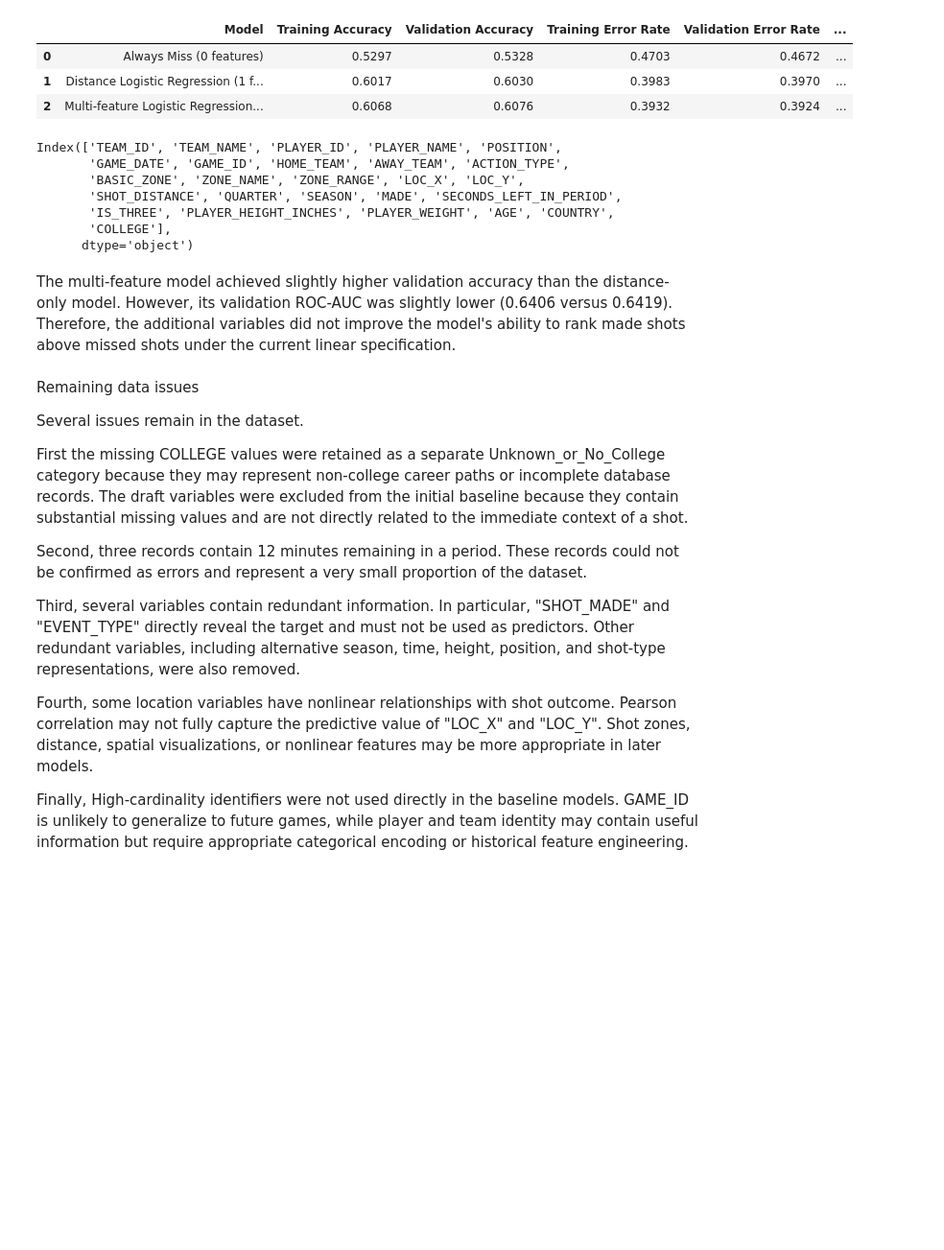
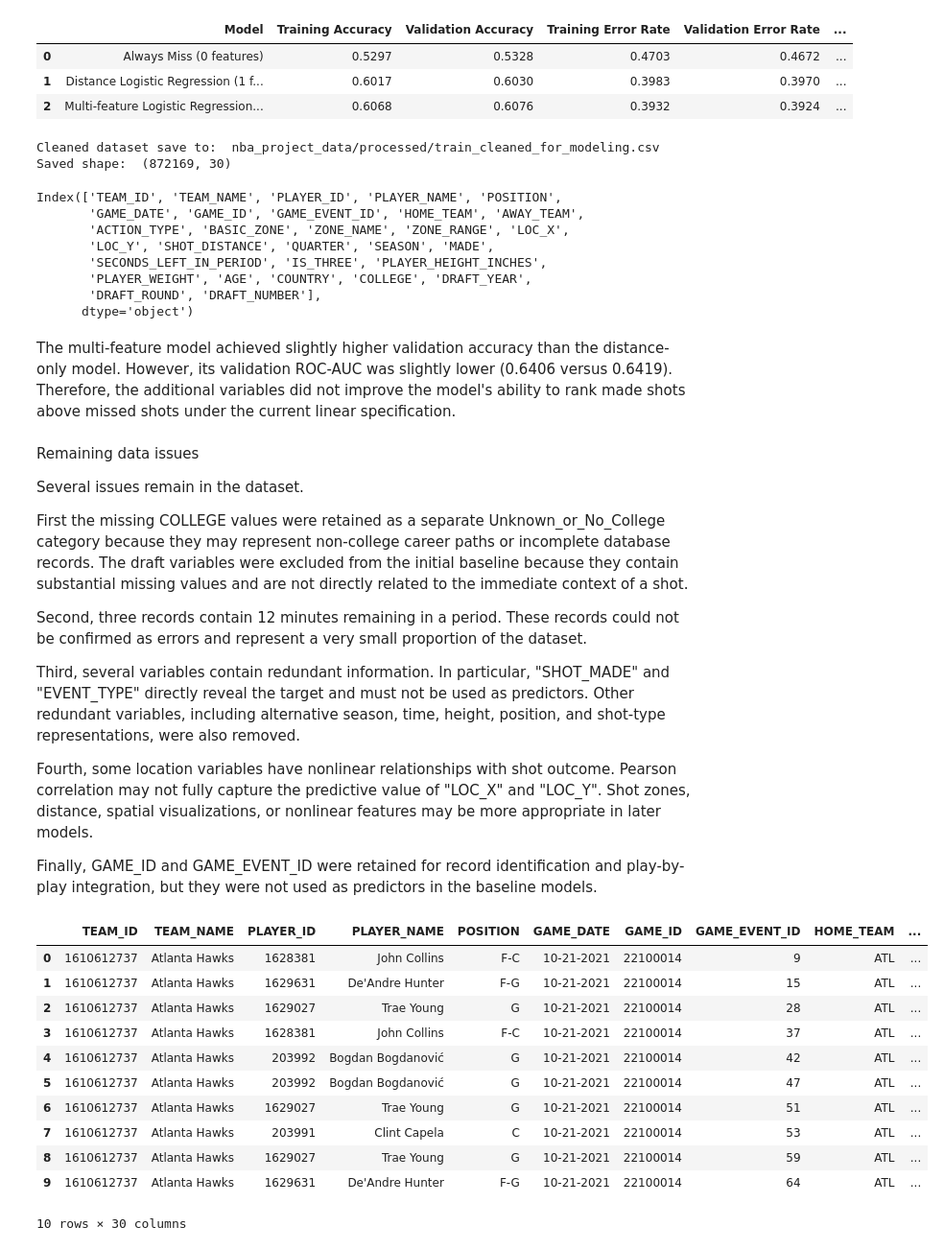
Before and after one commit to jamesyu30/nba-shot-prediction, a Jupyter notebook: week1_2_all_value_ruifeng.ipynb, the cells around one changed output. Shown at 96% size. Saved outputs shown, nothing was run; the diff lists cells and outputs as text; code cells hidden in the pictures; blank space fills up the shorter version.

Commit message:
Keep GAME_EVENT_ID and update Ruifeng EDA

```diff
--- a/all_value_ruifeng.ipynb
+++ b/week1_2_all_value_ruifeng.ipynb
@@ -227,7 +228,3 @@ Name: count, dtype: int64
 Most missing draft values occurs together, which may indicate undrafted players or absent draft records. However, 3704 shot records have only partially missing draft information, showing that some biographical records are incomplete. These variable will not be used in the initial baseline models.
 
 Draft variables were excluded from the initial baseline models because they describe players' entry into the NBA rather than the immediate context of a shot, and they also contain substantial missing values. They may be reconsidered in later feature-engineering experiments.
-# %%
-draft_columns = (["DRAFT_YEAR", "DRAFT_ROUND", "DRAFT_NUMBER"])
-new_train = new_train.drop(columns = draft_columns, errors='ignore')
-new_train.columns
@@ -658,19 +650,22 @@ model_comparison.round(4)
 | 1 | Distance Logistic Regression (1 f... | 0.6017 | 0.6030 | 0.3983 | 0.3970 | ... |
 | 2 | Multi-feature Logistic Regression... | 0.6068 | 0.6076 | 0.3932 | 0.3924 | ... |
 # %%
-# output_path = "nba_project_data/processed/train_cleaned_for_modeling.csv"
-# new_train.to_csv(output_path, index=False)
-# print("Cleaned dataset save to: ", output_path)
-# print("Saved shape: ", new_train.shape)
+output_path = "nba_project_data/processed/train_cleaned_for_modeling.csv"
+new_train.to_csv(output_path, index=False)
+print("Cleaned dataset save to: ", output_path)
+print("Saved shape: ", new_train.shape)
 new_train.columns
 # %% [output]
-Index(['TEAM_ID', 'TEAM_NAME', 'PLAYER_ID', 'PLAYER_NAME', 'POSITION',
-       'GAME_DATE', 'GAME_ID', 'HOME_TEAM', 'AWAY_TEAM', 'ACTION_TYPE',
-       'BASIC_ZONE', 'ZONE_NAME', 'ZONE_RANGE', 'LOC_X', 'LOC_Y',
-       'SHOT_DISTANCE', 'QUARTER', 'SEASON', 'MADE', 'SECONDS_LEFT_IN_PERIOD',
-       'IS_THREE', 'PLAYER_HEIGHT_INCHES', 'PLAYER_WEIGHT', 'AGE', 'COUNTRY',
-       'COLLEGE'],
-      dtype='object')
+Cleaned dataset save to:  nba_project_data/processed/train_cleaned_for_modeling.csv
+Saved shape:  (872169, 30)
+Index(['TEAM_ID', 'TEAM_NAME', 'PLAYER_ID', 'PLAYER_NAME', 'POSITION',
+       'GAME_DATE', 'GAME_ID', 'GAME_EVENT_ID', 'HOME_TEAM', 'AWAY_TEAM',
+       'ACTION_TYPE', 'BASIC_ZONE', 'ZONE_NAME', 'ZONE_RANGE', 'LOC_X',
+       'LOC_Y', 'SHOT_DISTANCE', 'QUARTER', 'SEASON', 'MADE',
+       'SECONDS_LEFT_IN_PERIOD', 'IS_THREE', 'PLAYER_HEIGHT_INCHES',
+       'PLAYER_WEIGHT', 'AGE', 'COUNTRY', 'COLLEGE', 'DRAFT_YEAR',
+       'DRAFT_ROUND', 'DRAFT_NUMBER'],
+      dtype='object')
 # %% [markdown]
 The multi-feature model achieved slightly higher validation accuracy than the distance-only model. However, its validation ROC-AUC was slightly lower (0.6406 versus 0.6419). Therefore, the additional variables did not improve the model's ability to rank made shots above missed shots under the current linear specification.
 # %% [markdown]
@@ -686,4 +681,19 @@ Third, several variables contain redundant information. In particular, "SHOT_MAD
 
 Fourth, some location variables have nonlinear relationships with shot outcome. Pearson correlation may not fully capture the predictive value of "LOC_X" and "LOC_Y". Shot zones, distance, spatial visualizations, or nonlinear features may be more appropriate in later models.
 
-Finally, High-cardinality identifiers were not used directly in the baseline models. GAME_ID is unlikely to generalize to future games, while player and team identity may contain useful information but require appropriate categorical encoding or historical feature engineering.
+Finally, GAME_ID and GAME_EVENT_ID were retained for record identification and play-by-play integration, but they were not used as predictors in the baseline models.
+# %%
+new_train.head(10)
+# %% [output]
+|  | TEAM_ID | TEAM_NAME | PLAYER_ID | PLAYER_NAME | POSITION | GAME_DATE | GAME_ID | GAME_EVENT_ID | HOME_TEAM | ... |
+| 0 | 1610612737 | Atlanta Hawks | 1628381 | John Collins | F-C | 10-21-2021 | 22100014 | 9 | ATL | ... |
+| 1 | 1610612737 | Atlanta Hawks | 1629631 | De'Andre Hunter | F-G | 10-21-2021 | 22100014 | 15 | ATL | ... |
+| 2 | 1610612737 | Atlanta Hawks | 1629027 | Trae Young | G | 10-21-2021 | 22100014 | 28 | ATL | ... |
+| 3 | 1610612737 | Atlanta Hawks | 1628381 | John Collins | F-C | 10-21-2021 | 22100014 | 37 | ATL | ... |
+| 4 | 1610612737 | Atlanta Hawks | 203992 | Bogdan Bogdanović | G | 10-21-2021 | 22100014 | 42 | ATL | ... |
+| 5 | 1610612737 | Atlanta Hawks | 203992 | Bogdan Bogdanović | G | 10-21-2021 | 22100014 | 47 | ATL | ... |
+| 6 | 1610612737 | Atlanta Hawks | 1629027 | Trae Young | G | 10-21-2021 | 22100014 | 51 | ATL | ... |
+| 7 | 1610612737 | Atlanta Hawks | 203991 | Clint Capela | C | 10-21-2021 | 22100014 | 53 | ATL | ... |
+| 8 | 1610612737 | Atlanta Hawks | 1629027 | Trae Young | G | 10-21-2021 | 22100014 | 59 | ATL | ... |
+| 9 | 1610612737 | Atlanta Hawks | 1629631 | De'Andre Hunter | F-G | 10-21-2021 | 22100014 | 64 | ATL | ... |
+10 rows × 30 columns
```
Also changed, not shown: parts of 7 cells of this notebook, 1 other file.
